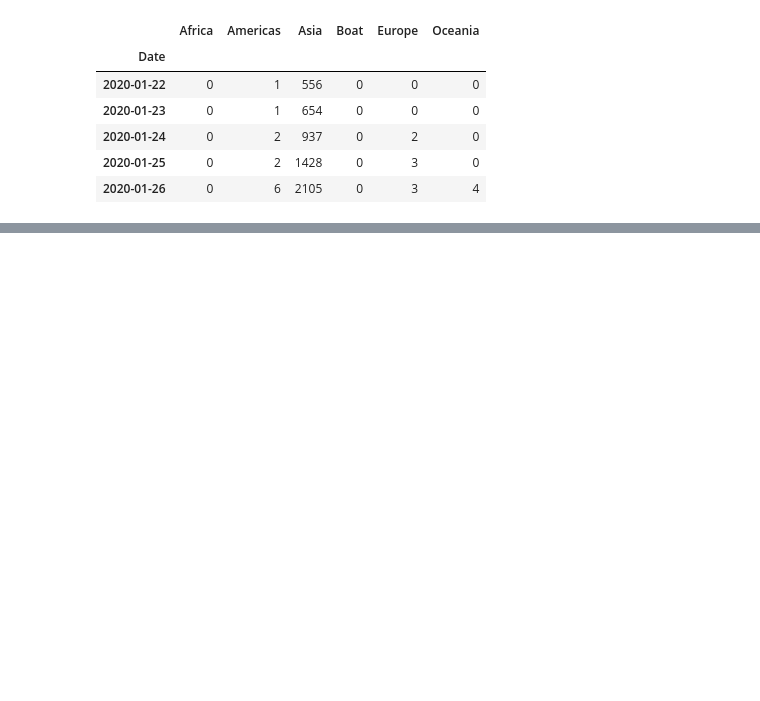
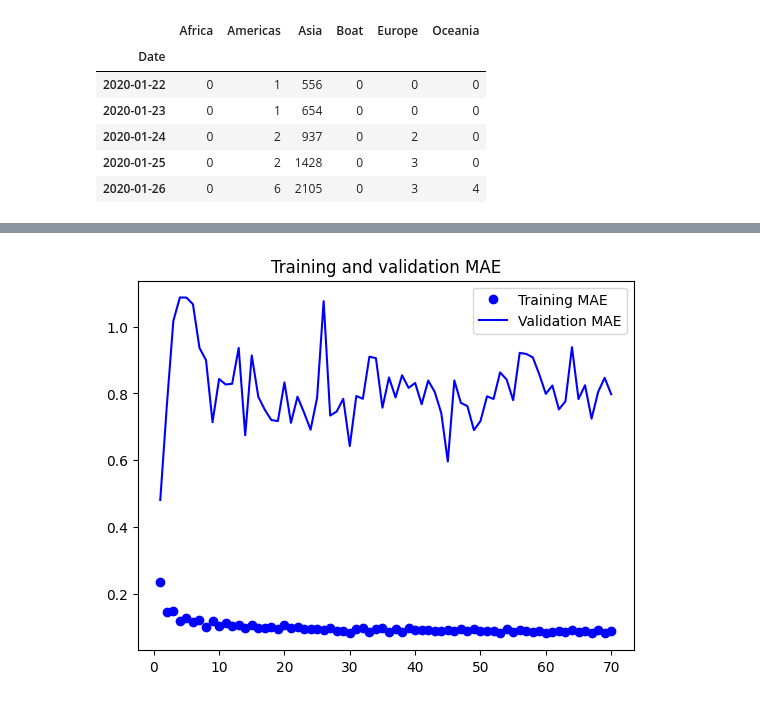
Before and after one commit to MarcGLOAGUEN/pandemic_covid19, a Jupyter notebook: lstm.ipynb, the cells around one changed output, grey strips where cells are left out. Saved outputs shown, nothing was run; the diff lists cells and outputs as text; code cells hidden in the pictures; blank space fills up the shorter version.

Commit message:
Add LSTM notebook

```diff
--- a/lstm.ipynb
+++ b/lstm.ipynb
@@ -35,0 +96,25 @@ px.line(data.diff())
+# %%
+mean = train.mean(axis=0)
+std = train.std(axis=0)
+
+train -= mean
+train /= std
+test -= mean
+test /= std
+# %%
+X_train, y_train = shaping(train, 14)
+X_test, y_test = shaping(test, 14)
+# %%
+model = Sequential(name="LSTM-Model") # Model
+model.add(Input(shape=(X_train.shape[1],X_train.shape[2]), name='Input-Layer')) # Input Layer - need to speicfy the shape of inputs
+model.add(Bidirectional(LSTM(units=64, activation='tanh', recurrent_activation='sigmoid', stateful=False), name='Hidden-LSTM-Encoder-Layer')) # Encoder Layer
+model.add(RepeatVector(y_train.shape[1], name='Repeat-Vector-Layer')) # Repeat Vector
+model.add(Bidirectional(LSTM(units=32, activation='tanh', recurrent_activation='sigmoid', stateful=False, return_sequences=True), name='Hidden-LSTM-Decoder-Layer')) # Decoder Layer
+model.add(TimeDistributed(Dense(units=1, activation='linear'), name='Output-Layer')) # Output Layer, Linear(x) = x
+
+model.compile(optimizer='rmsprop', # default='rmsprop', an algorithm to be used in backpropagation
+              loss='mean_squared_error', # Loss function to be optimized. A string (name of loss function), or a tf.keras.losses.Loss instance.
+              metrics=["mae"], # List of metrics to be evaluated by the model during training and testing. Each of this can be a string (name of a built-in function), function or a tf.keras.metrics.Metric instance.
+              loss_weights=None, # default=None, Optional list or dictionary specifying scalar coefficients (Python floats) to weight the loss contributions of different model outputs.
+              steps_per_execution=None # Defaults to 1. The number of batches to run during each tf.function call. Running multiple batches inside a single tf.function call can greatly improve performance on TPUs or small models with a large Python overhead.
+             )
@@ -35,0 +141,3 @@ px.line(data.diff())
+# %%
+# Entraîner le modèle
+history = model.fit(x=X_train, y=y_train, epochs=70, validation_split=0.2)
@@ -35,0 +162,12 @@ px.line(data.diff())
+# %%
+loss = history.history["mae"]
+val_loss = history.history["val_mae"]
+epochs = range(1, len(loss) + 1)
+plt.figure()
+plt.plot(epochs, loss, "bo", label="Training MAE")
+plt.plot(epochs, val_loss, "b", label="Validation MAE")
+plt.title("Training and validation MAE")
+plt.legend()
+plt.show()
+# %% [output]
+[figure, added]
```
Also changed, not shown: parts of 12 cells of this notebook.
